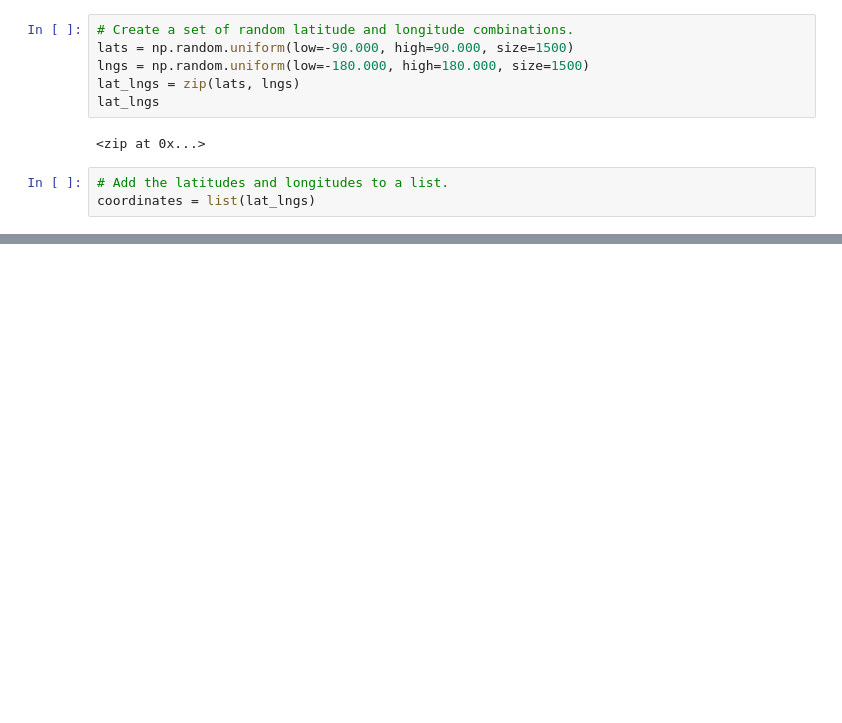
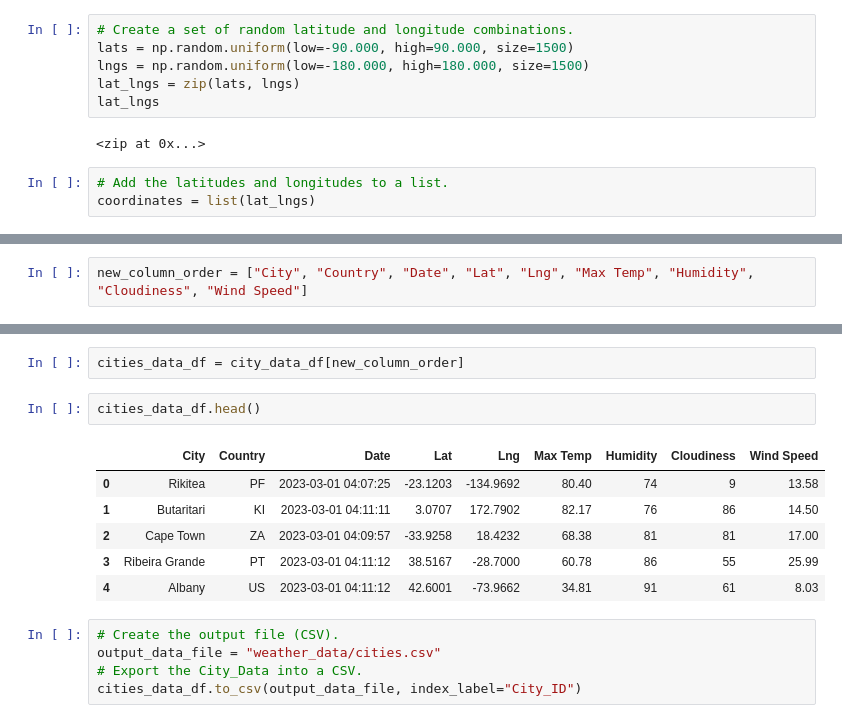
Before and after one commit to KimberlyW618/World_Weather_Analysis, a Jupyter notebook: WeatherPy.ipynb, the cells around one changed output, grey strips where cells are left out. Cells and saved outputs as stored; diff of their text form; blank space fills up the shorter version.

```diff
--- a/WeatherPy.ipynb
+++ b/WeatherPy.ipynb
@@ -53,0 +188,2 @@ len(cities)
+# %%
+new_column_order = ["City", "Country", "Date", "Lat", "Lng", "Max Temp", "Humidity", "Cloudiness", "Wind Speed"]
@@ -53,0 +216,16 @@ len(cities)
+# %%
+cities_data_df = city_data_df[new_column_order]
+# %%
+cities_data_df.head()
+# %% [output]
+|  | City | Country | Date | Lat | Lng | Max Temp | Humidity | Cloudiness | Wind Speed |
+| 0 | Rikitea | PF | 2023-03-01 04:07:25 | -23.1203 | -134.9692 | 80.40 | 74 | 9 | 13.58 |
+| 1 | Butaritari | KI | 2023-03-01 04:11:11 | 3.0707 | 172.7902 | 82.17 | 76 | 86 | 14.50 |
+| 2 | Cape Town | ZA | 2023-03-01 04:09:57 | -33.9258 | 18.4232 | 68.38 | 81 | 81 | 17.00 |
+| 3 | Ribeira Grande | PT | 2023-03-01 04:11:12 | 38.5167 | -28.7000 | 60.78 | 86 | 55 | 25.99 |
+| 4 | Albany | US | 2023-03-01 04:11:12 | 42.6001 | -73.9662 | 34.81 | 91 | 61 | 8.03 |
+# %%
+# Create the output file (CSV).
+output_data_file = "weather_data/cities.csv"
+# Export the City_Data into a CSV.
+cities_data_df.to_csv(output_data_file, index_label="City_ID")
```
Also changed, not shown: parts of 12 cells of this notebook, 3 other files.
